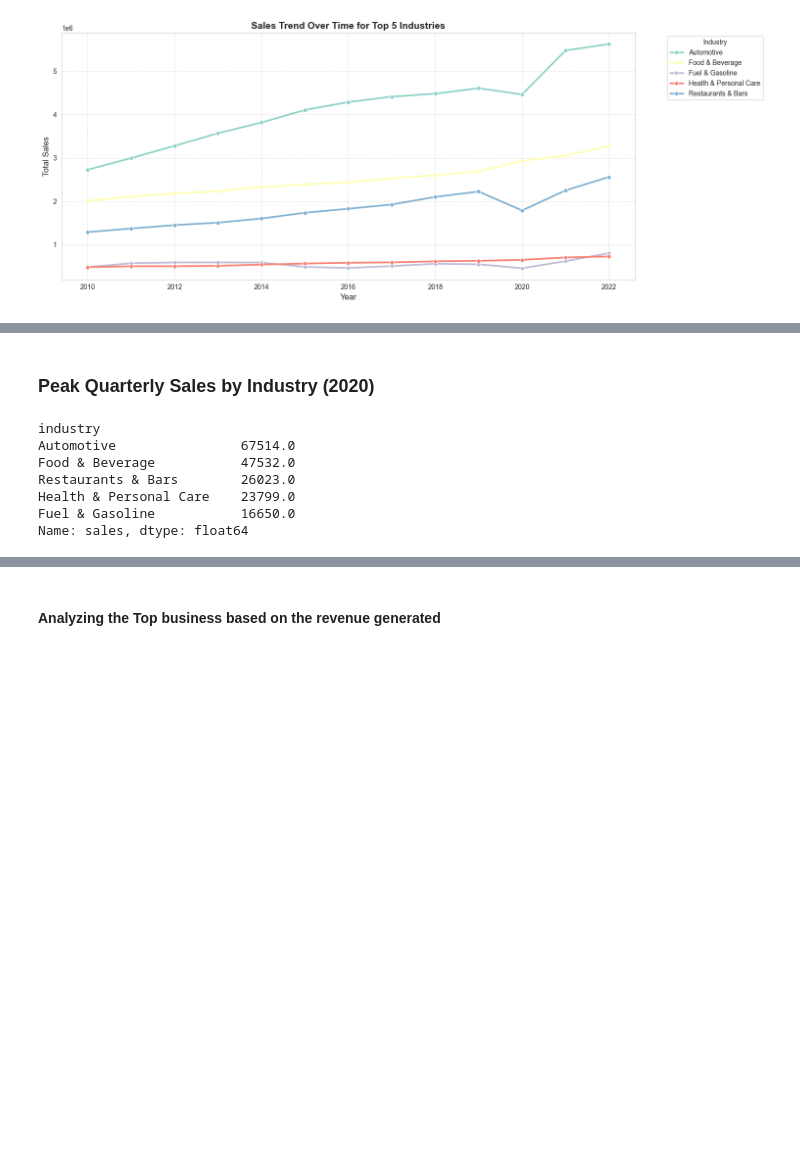
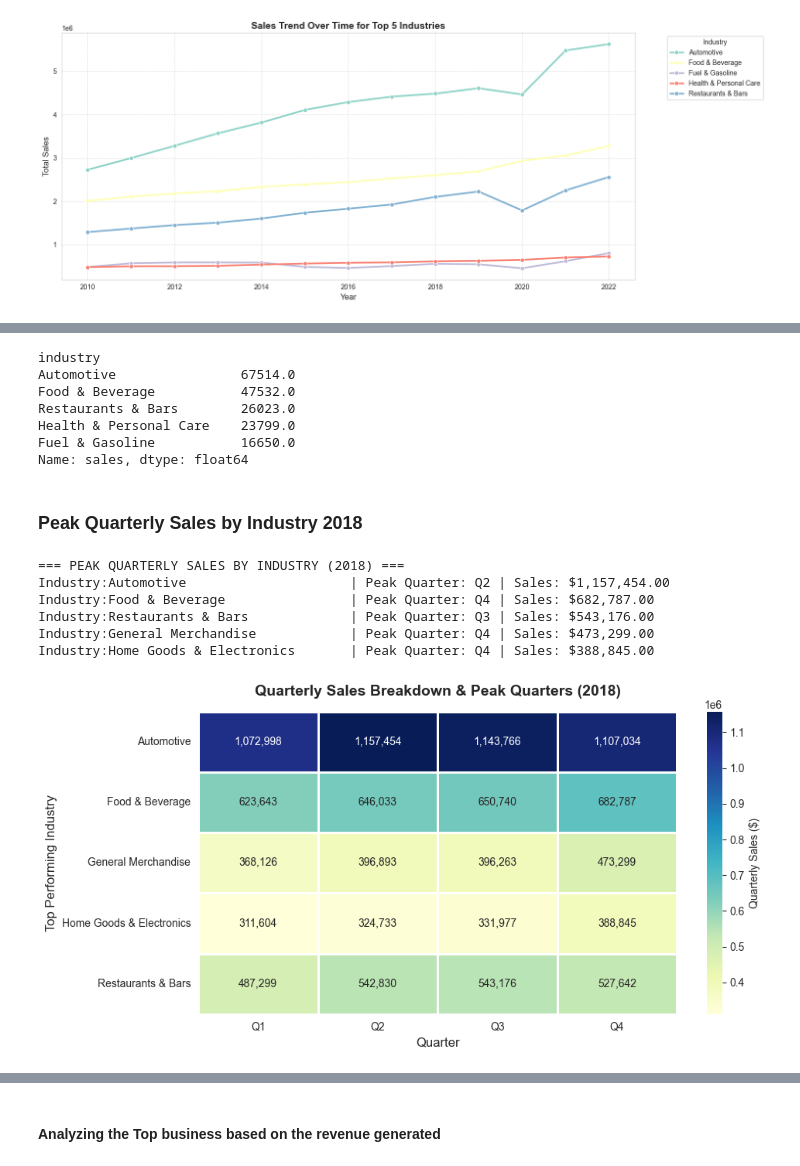
Before and after one commit to mikabenson/query_duckdb_analytics, a Jupyter notebook: notebooks/retail_analysis.ipynb, the cells around one changed output, grey strips where cells are left out. Saved outputs shown, nothing was run; the diff lists cells and outputs as text; code cells hidden in the pictures; blank space fills up the shorter version.

```diff
--- a/retail_analysis.ipynb
+++ b/notebooks/retail_analysis.ipynb
@@ -390,5 +254,3 @@ plot_interactive_sales_trends(df, top_n=5)
-# %% [markdown]
-### **Peak Quarterly Sales by Industry (2020)**
 # %%
 # Here map the months (1 - 12) to Quarters (Q1 - Q4)
 mapped_month = {
@@ -410,3 +272,5 @@ Restaurants & Bars        26023.0
 Health & Personal Care    23799.0
 Fuel & Gasoline           16650.0
 Name: sales, dtype: float64
+# %% [markdown]
+### **Peak Quarterly Sales by Industry 2018**
@@ -412,0 +337,11 @@ Name: sales, dtype: float64
+# %%
+# Here we call out the function to visualize the quarterly sales during 2022
+visualize_top_industry_peak_quarterly_sales_2018(df, year_target = 2018)
+# %% [output]
+=== PEAK QUARTERLY SALES BY INDUSTRY (2018) ===
+Industry:Automotive                     | Peak Quarter: Q2 | Sales: $1,157,454.00
+Industry:Food & Beverage                | Peak Quarter: Q4 | Sales: $682,787.00
+Industry:Restaurants & Bars             | Peak Quarter: Q3 | Sales: $543,176.00
+Industry:General Merchandise            | Peak Quarter: Q4 | Sales: $473,299.00
+Industry:Home Goods & Electronics       | Peak Quarter: Q4 | Sales: $388,845.00
+[figure, added]
```
Also changed, not shown: parts of 22 cells of this notebook, 16 other files.
